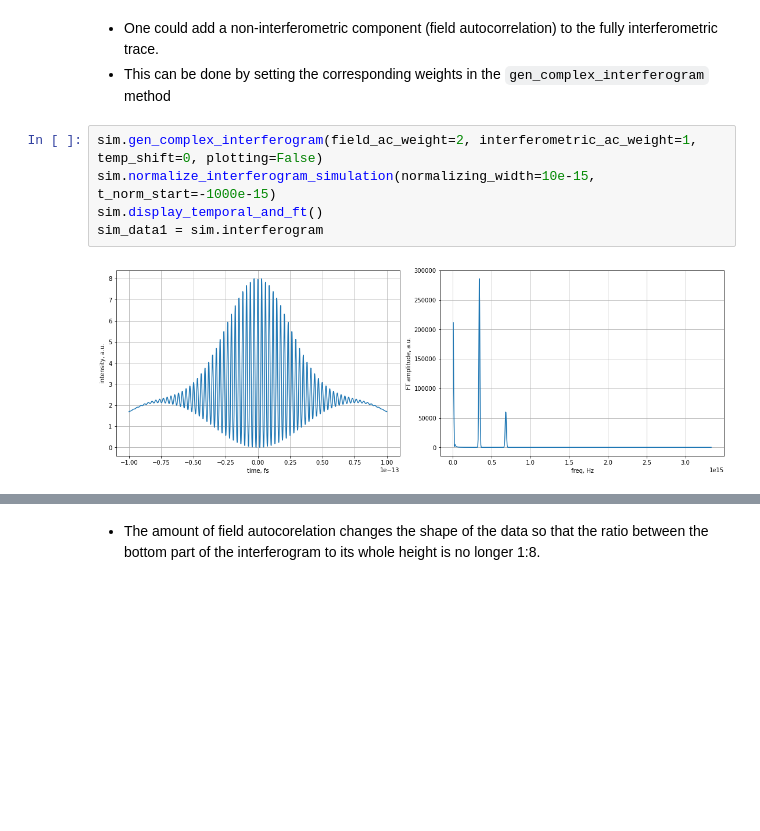
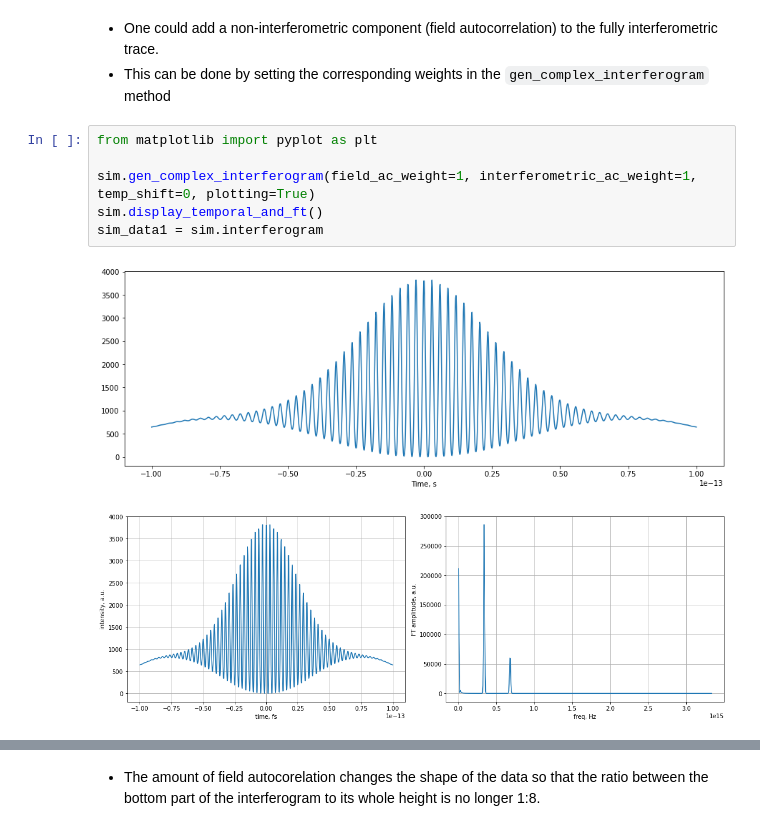
Before and after one commit to pkliui/Interferometry, a Jupyter notebook: Interferometry/docs/InterferogramAnalysis.ipynb, the cells around one changed output, grey strips where cells are left out. Cells and saved outputs as stored; diff of their text form; blank space fills up the shorter version.

````diff
--- a/Interferometry/docs/InterferogramAnalysis.ipynb
+++ b/Interferometry/docs/InterferogramAnalysis.ipynb
@@ -373,9 +374,11 @@ e_t, a_t = sim.gen_e_field(delay=0, plotting=True);
 * One could add a non-interferometric component (field autocorrelation) to the fully interferometric trace.
 * This can be done by setting the corresponding weights in the ```gen_complex_interferogram``` method
 # %%
-sim.gen_complex_interferogram(field_ac_weight=2, interferometric_ac_weight=1, temp_shift=0, plotting=False)
-sim.normalize_interferogram_simulation(normalizing_width=10e-15, t_norm_start=-1000e-15)
+from matplotlib import pyplot as plt
+
+sim.gen_complex_interferogram(field_ac_weight=1, interferometric_ac_weight=1, temp_shift=0, plotting=True)
 sim.display_temporal_and_ft()
 sim_data1 = sim.interferogram
 # %% [output]
-[figure, old version]
+[figure, new version]
+[figure, added]
````
Also changed, not shown: parts of 7 cells of this notebook.
